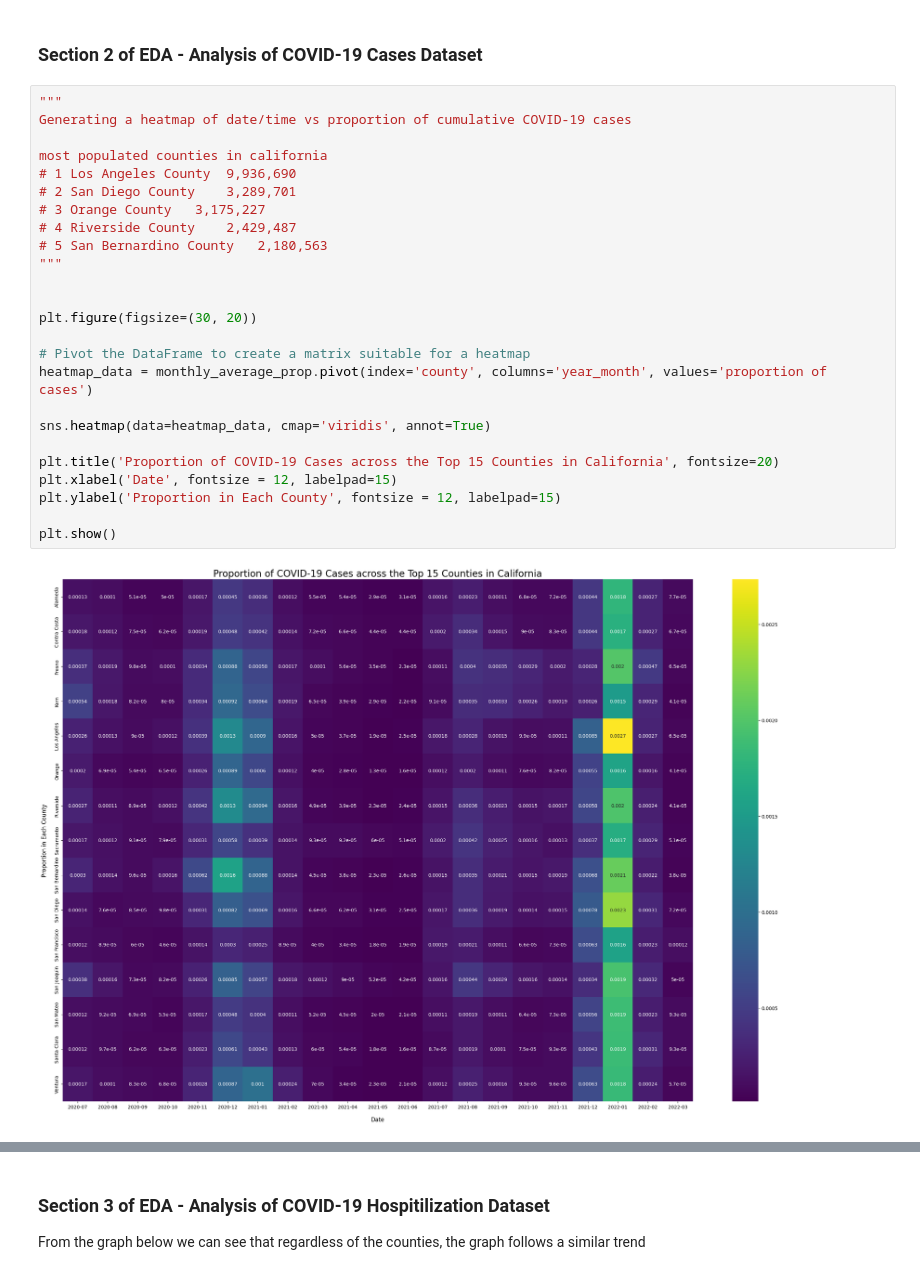
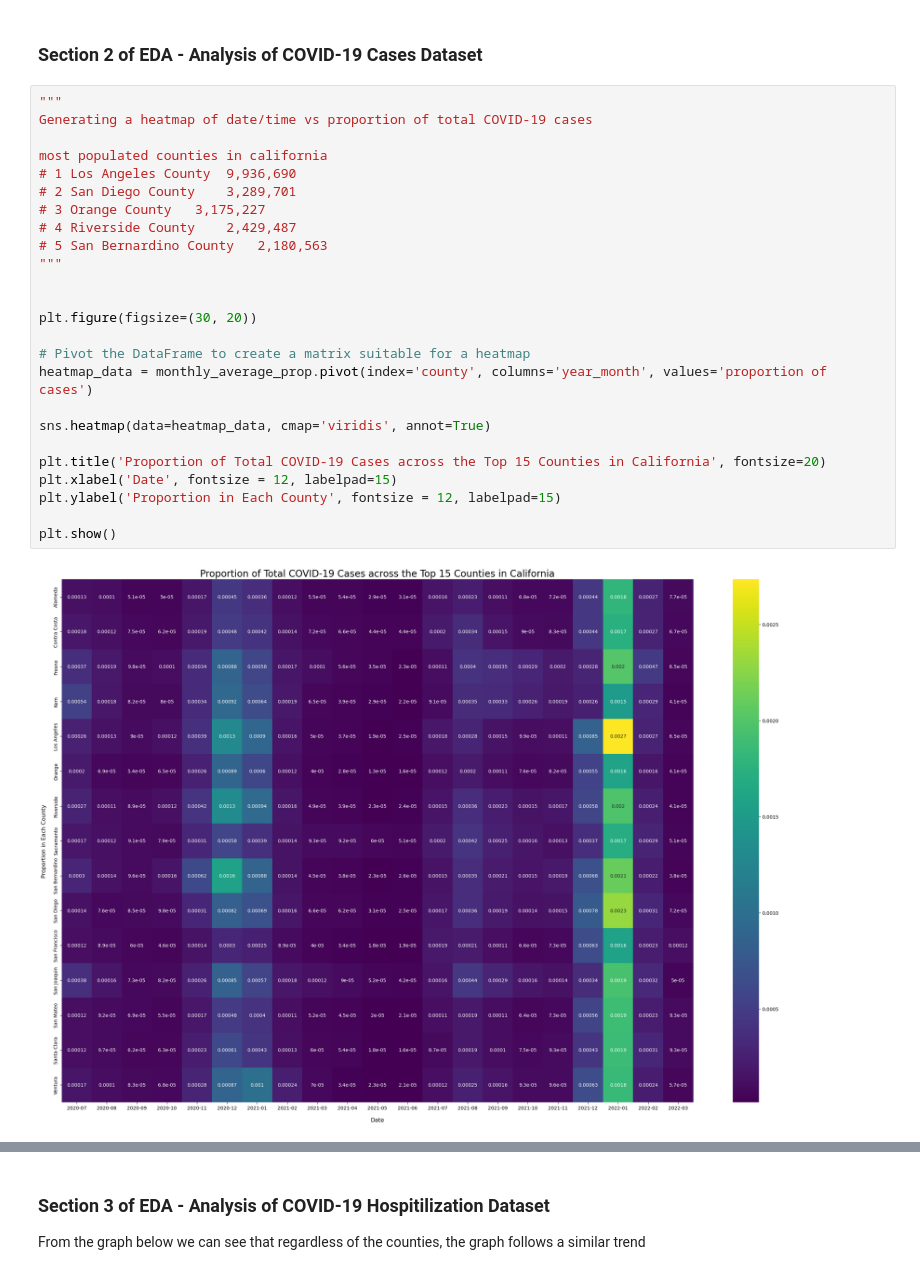
Before and after one commit to COGS108/Group022_WI24, a Jupyter notebook: FinalProject_Group022_WI24.ipynb, the cells around one changed output, grey strips where cells are left out. Drawn from its saved outputs; the diff is of its cells as text.

Commit message:
Updated the cases EDA part from cumulative to total, also added my part of contribution

```diff
--- a/FinalProject_Group022_WI24.ipynb
+++ b/FinalProject_Group022_WI24.ipynb
@@ -479,29 +479,29 @@ plt.show()
 ### Section 2 of EDA - Analysis of COVID-19 Cases Dataset
 # %%
 """
-Generating a heatmap of date/time vs proportion of cumulative COVID-19 cases
+Generating a heatmap of date/time vs proportion of total COVID-19 cases
 
 most populated counties in california
 # 1	Los Angeles County	9,936,690
 # 2	San Diego County	3,289,701
 # 3	Orange County	3,175,227
 # 4	Riverside County	2,429,487
 # 5	San Bernardino County	2,180,563
 """
 
 
 plt.figure(figsize=(30, 20))
 
 # Pivot the DataFrame to create a matrix suitable for a heatmap
 heatmap_data = monthly_average_prop.pivot(index='county', columns='year_month', values='proportion of cases')
 
 sns.heatmap(data=heatmap_data, cmap='viridis', annot=True)
 
-plt.title('Proportion of COVID-19 Cases across the Top 15 Counties in California', fontsize=20)
+plt.title('Proportion of Total COVID-19 Cases across the Top 15 Counties in California', fontsize=20)
 plt.xlabel('Date', fontsize = 12, labelpad=15)
 plt.ylabel('Proportion in Each County', fontsize = 12, labelpad=15)
 
 plt.show()
 # %% [output]
-[figure, old version]
+[figure, new version]
 # %% [markdown]
```
Also changed, not shown: parts of 10 cells of this notebook.
